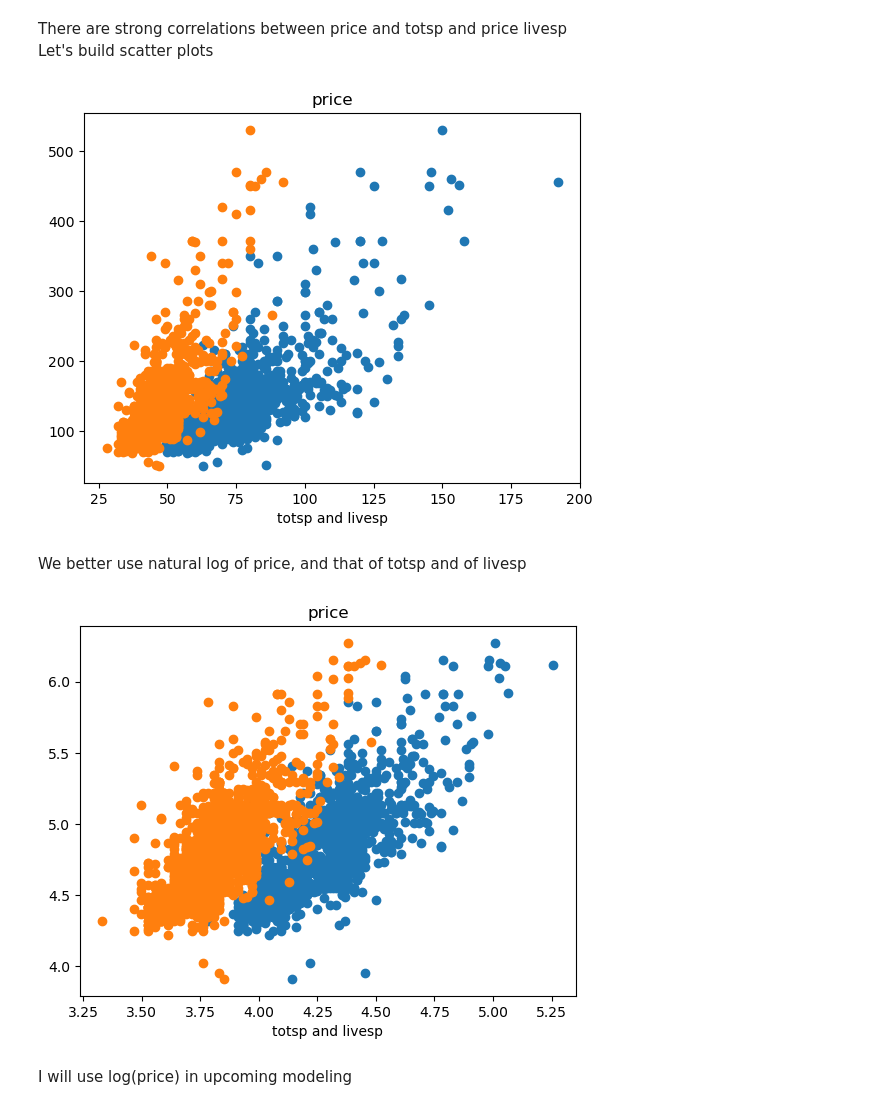
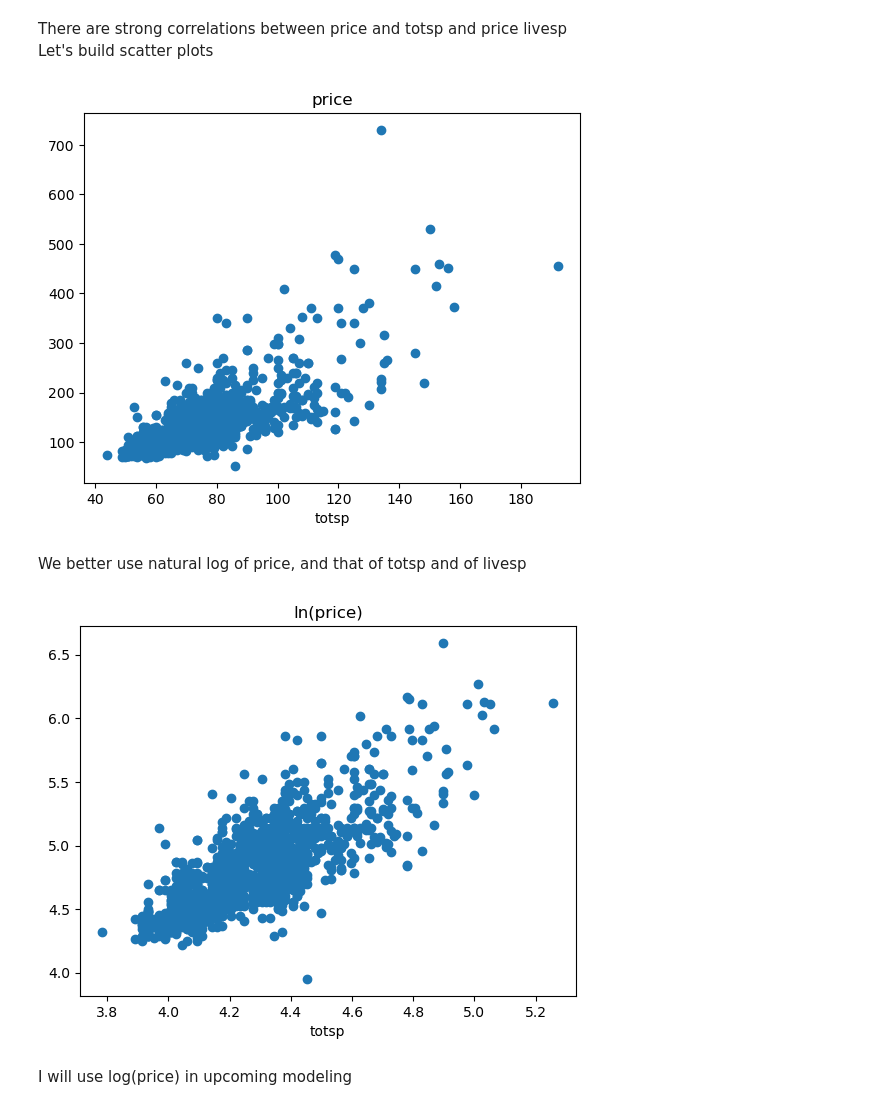
Before and after one commit to MathewShuvarikov/Python_and_R, a Jupyter notebook: Random_Forest/Moscow_flats_RF.ipynb, the cells around one changed output. Drawn from its saved outputs; the diff is of its cells as text; code cells hidden in the pictures.

```diff
--- a/Random_Forest/Moscow_flats_RF.ipynb
+++ b/Random_Forest/Moscow_flats_RF.ipynb
@@ -73,26 +74,24 @@ round(train.corr(),2)
 There are strong correlations between price and totsp and price livesp
 Let's build scatter plots
 # %%
-# scatter plot, totsp - blue, livesp - orange
+# scatter plot, totsp - blue
 plt.scatter(x=train.totsp, y=train.price)
-plt.scatter(x=train.livesp, y=train.price)
 plt.title("price")
-plt.xlabel("totsp and livesp")
+plt.xlabel("totsp")
 plt.show()
 # %% [output]
-[figure, old version]
+[figure, new version]
 # %% [markdown]
 We better use natural log of price, and that of totsp and of livesp
 # %%
 # scatter plot, totsp - blue, livesp - orange
 # it looks much better than previous one
 plt.scatter(x=np.log(train.totsp), y=np.log(train.price))
-plt.scatter(x=np.log(train.livesp), y=np.log(train.price))
-plt.title("price")
-plt.xlabel("totsp and livesp")
+plt.title("ln(price)")
+plt.xlabel("totsp")
 plt.show()
 # %% [output]
-[figure, old version]
+[figure, new version]
 # %% [markdown]
 I will use log(price) in upcoming modeling
 # %%
```
Also changed, not shown: parts of 12 cells of this notebook.
